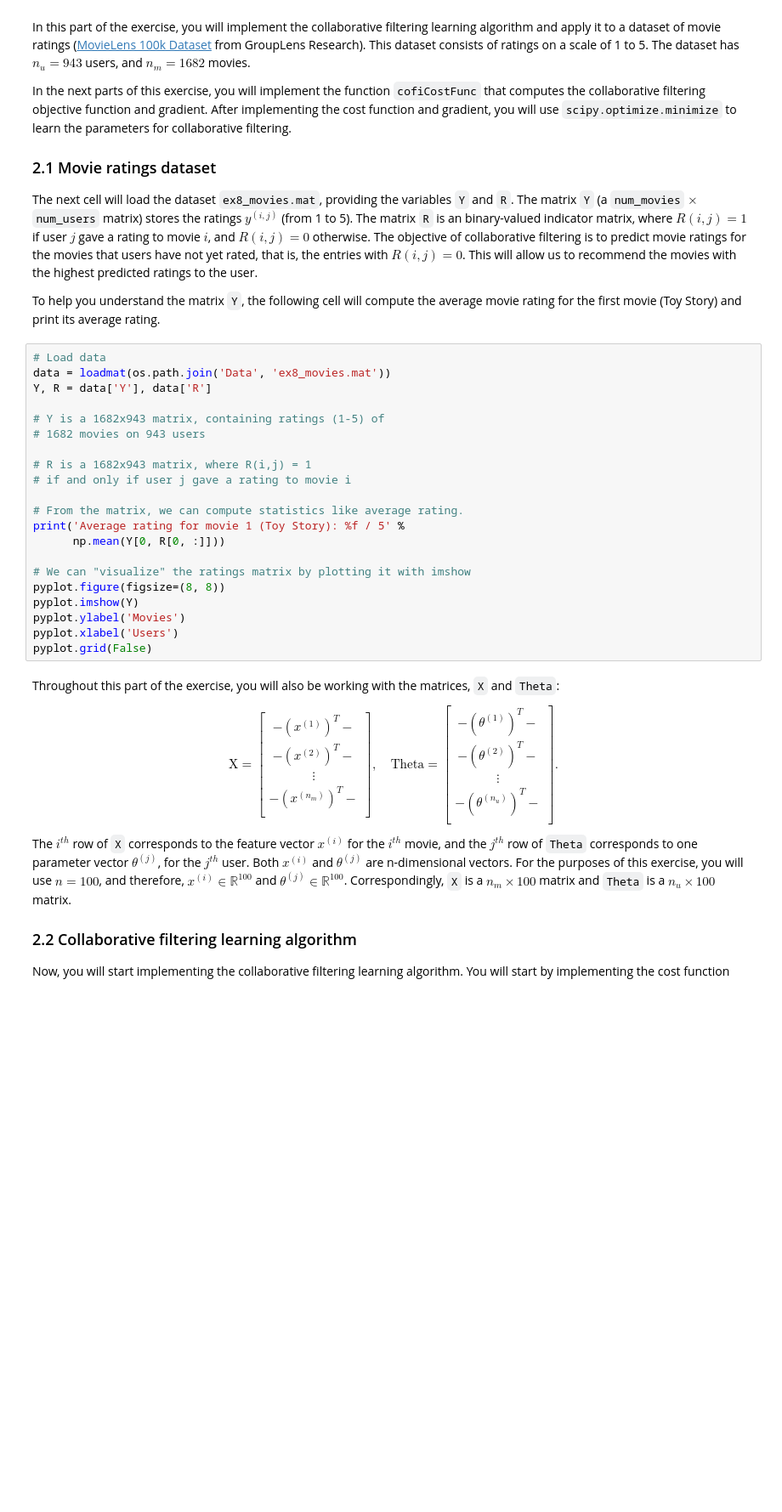
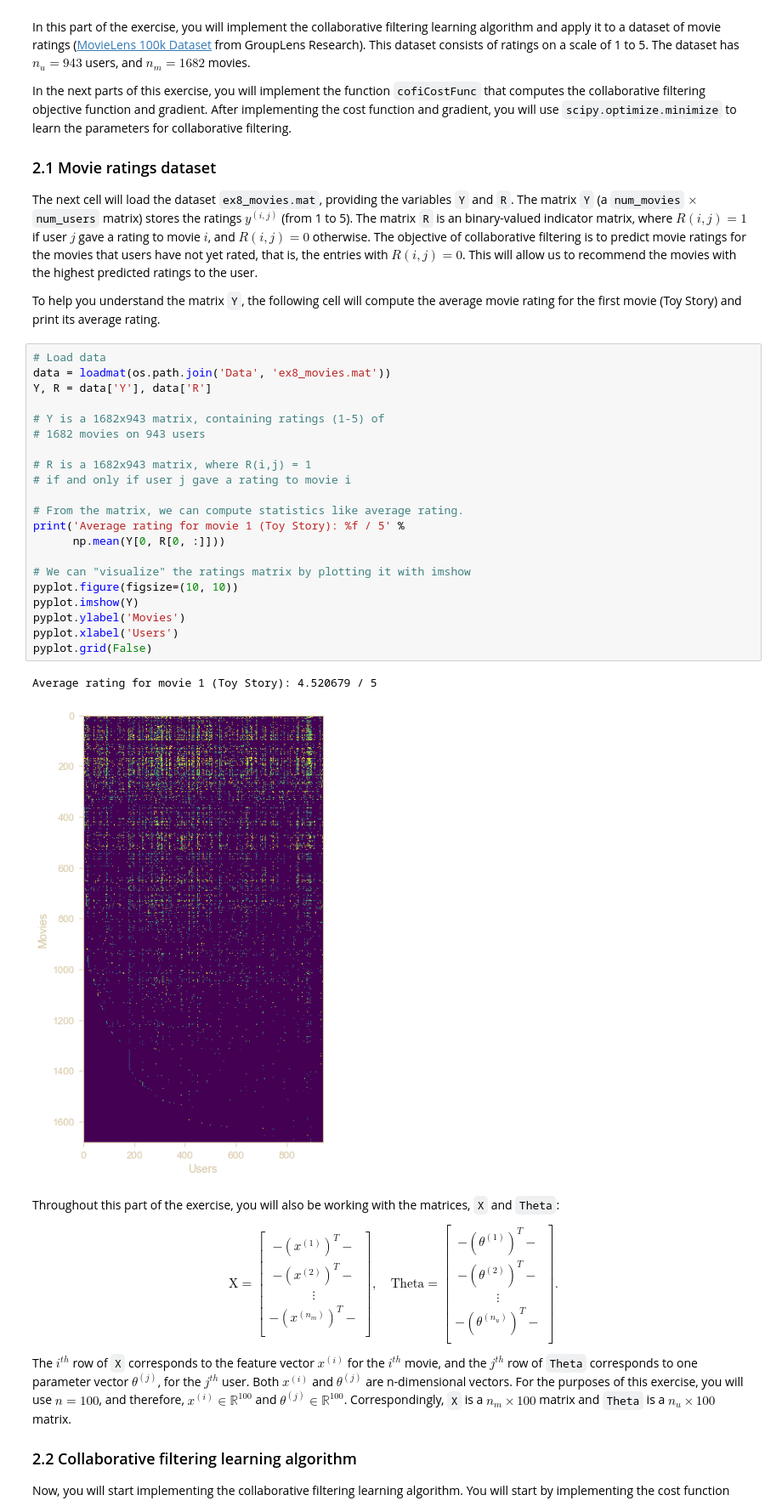
Before and after one commit to johnmathews/ml-coursera-python-assignments, a Jupyter notebook: Exercise8/exercise8.ipynb, the cells around one changed output. Shown at 85% size. Saved outputs shown, nothing was run; the diff lists cells and outputs as text; blank space fills up the shorter version.

```diff
--- a/Exercise8/exercise8.ipynb
+++ b/Exercise8/exercise8.ipynb
@@ -356,24 +399,27 @@ To help you understand the matrix `Y`, the following cell will compute the avera
 # %%
 # Load data
 data = loadmat(os.path.join('Data', 'ex8_movies.mat'))
 Y, R = data['Y'], data['R']
 
 # Y is a 1682x943 matrix, containing ratings (1-5) of
 # 1682 movies on 943 users
 
 # R is a 1682x943 matrix, where R(i,j) = 1
 # if and only if user j gave a rating to movie i
 
 # From the matrix, we can compute statistics like average rating.
 print('Average rating for movie 1 (Toy Story): %f / 5' %
       np.mean(Y[0, R[0, :]]))
 
 # We can "visualize" the ratings matrix by plotting it with imshow
-pyplot.figure(figsize=(8, 8))
+pyplot.figure(figsize=(10, 10))
 pyplot.imshow(Y)
 pyplot.ylabel('Movies')
 pyplot.xlabel('Users')
 pyplot.grid(False)
+# %% [output]
+Average rating for movie 1 (Toy Story): 4.520679 / 5
+[figure, added]
 # %% [markdown]
 Throughout this part of the exercise, you will also be working with the matrices, `X` and `Theta`:
 
```
Also changed, not shown: parts of 18 cells of this notebook.
